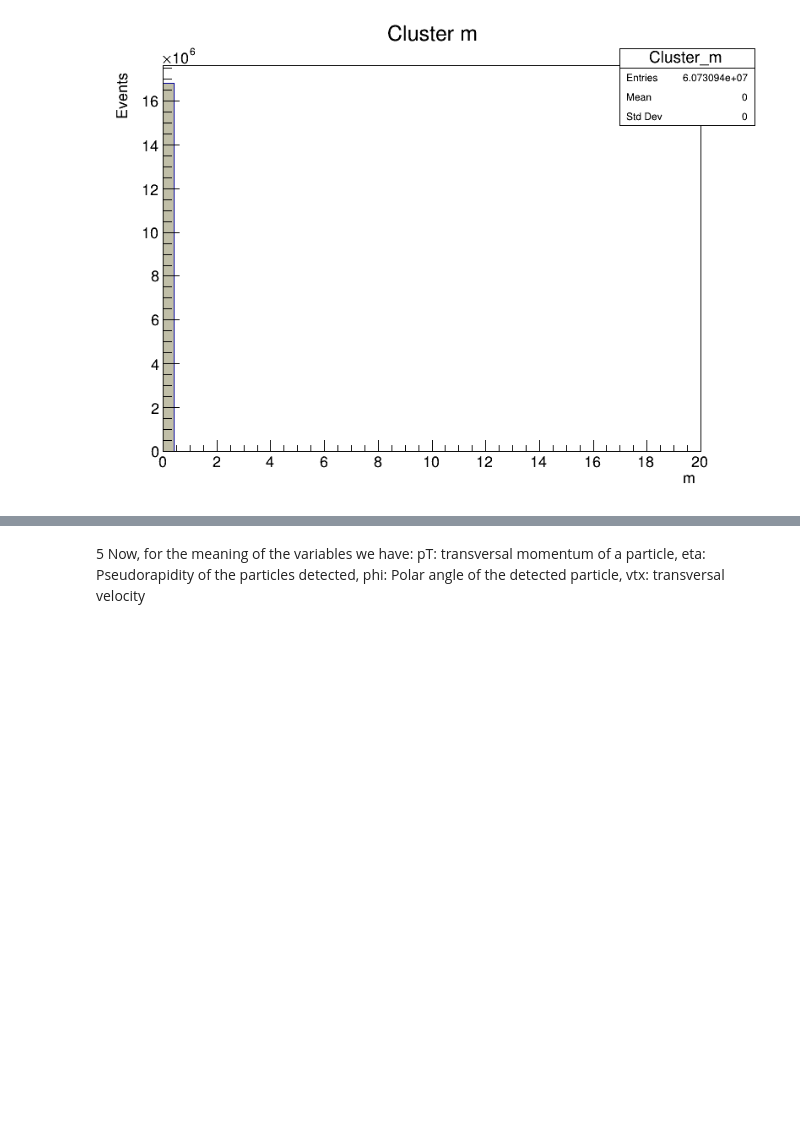
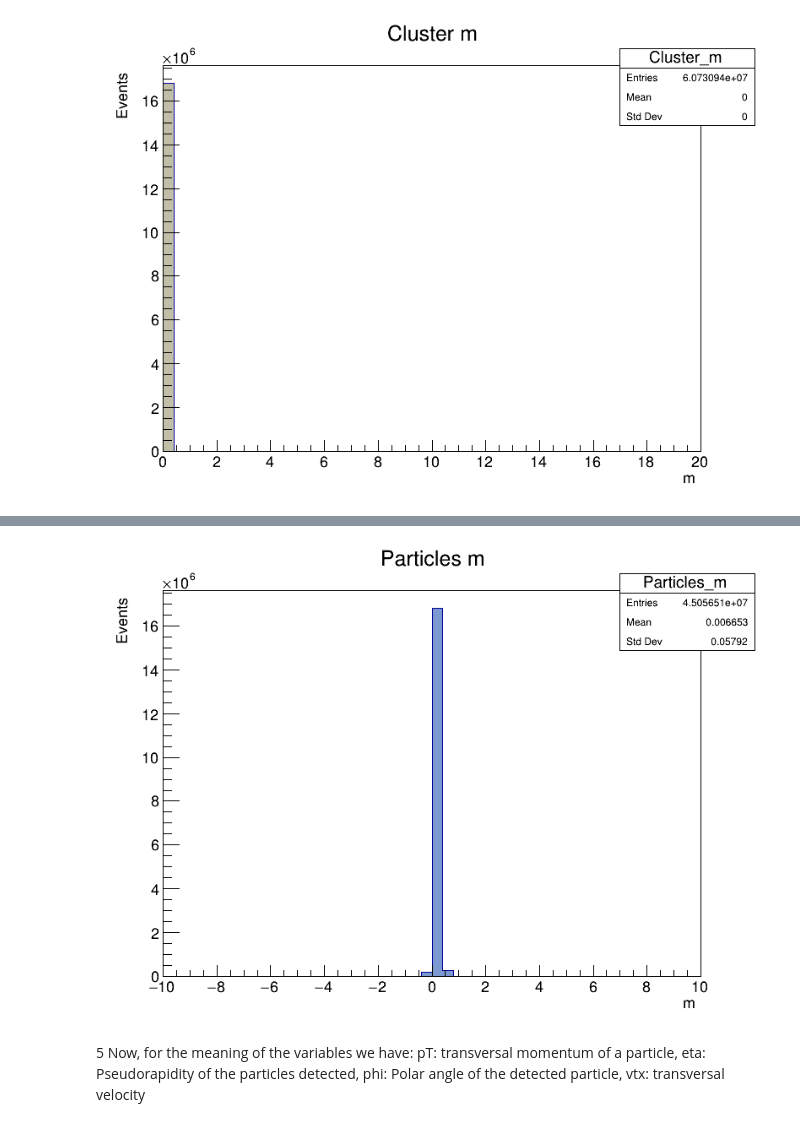
Before and after one commit to nigomezcr/Temas-Avanzados-en-F-sica-de-Part-culas, a Jupyter notebook: Trakcs and Clusters/Tracks_Clusters_cpp.ipynb, the cells around one changed output, grey strips where cells are left out. Saved outputs shown, nothing was run; the diff lists cells and outputs as text; code cells hidden in the pictures; blank space fills up the shorter version.

```diff
--- a/Trakcs and Clusters/Tracks_Clusters_cpp.ipynb
+++ b/Trakcs and Clusters/Tracks_Clusters_cpp.ipynb
@@ -421,3 +489,9 @@ canvas->Draw();
+# %%
+hist_particles_m->SetFillColor(38);
+hist_particles_m->Draw();
+canvas->Draw();
+# %% [output]
+[figure, added]
 # %% [markdown]
 5 Now, for the meaning of the variables we have:
 pT: transversal momentum of a particle,
```
Also changed, not shown: parts of 7 cells of this notebook.
